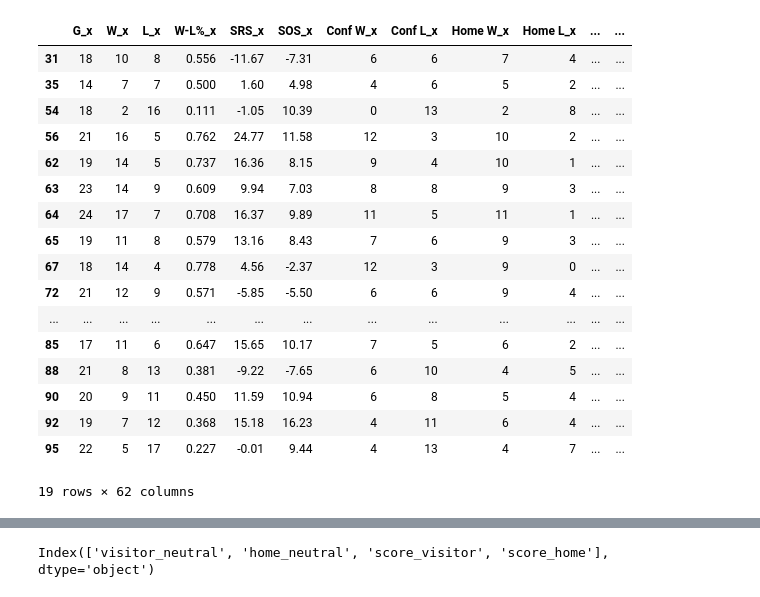
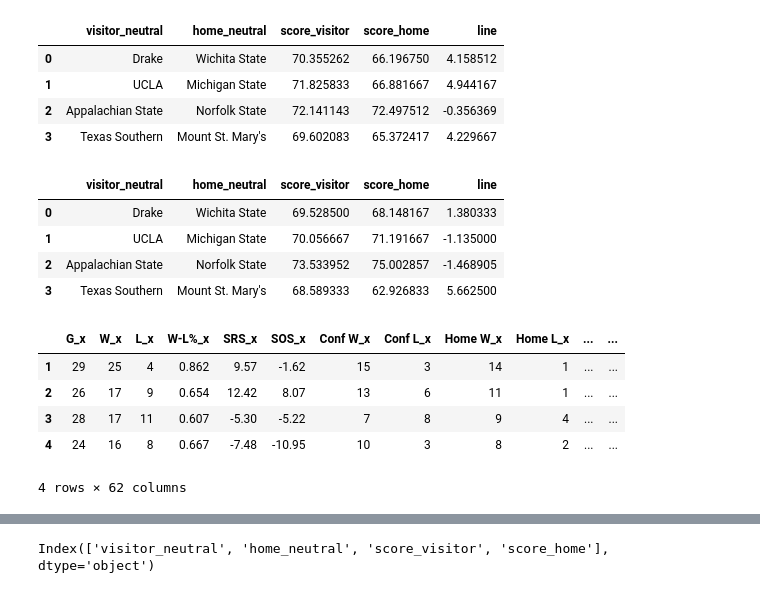
Before and after one commit to pkr5025/College-Basketball-Predictions, a Jupyter notebook: 2020_2021_season/Initial Predictions.ipynb, the cells around one changed output, grey strips where cells are left out. Cells and saved outputs as stored; diff of their text form; code cells hidden in the pictures.

Commit message:
Added function to predict a day of games
Included functionality for neutral / home games

```diff
--- a/2020_2021_season/Initial Predictions.ipynb
+++ b/2020_2021_season/Initial Predictions.ipynb
@@ -91,30 +173,34 @@ print(cross_val_score(reg3, X, Y, cv=5))
+# %%
+predict_days_games(3,18,2021, reg3, True)
+# %% [output]
+|  | visitor_neutral | home_neutral | score_visitor | score_home | line |
+| 0 | Drake | Wichita State | 70.355262 | 66.196750 | 4.158512 |
+| 1 | UCLA | Michigan State | 71.825833 | 66.881667 | 4.944167 |
+| 2 | Appalachian State | Norfolk State | 72.141143 | 72.497512 | -0.356369 |
+| 3 | Texas Southern | Mount St. Mary's | 69.602083 | 65.372417 | 4.229667 |
+# %%
+predict_days_games(3,18,2021, reg3, False)
+# %% [output]
+|  | visitor_neutral | home_neutral | score_visitor | score_home | line |
+| 0 | Drake | Wichita State | 69.528500 | 68.148167 | 1.380333 |
+| 1 | UCLA | Michigan State | 70.056667 | 71.191667 | -1.135000 |
+| 2 | Appalachian State | Norfolk State | 73.533952 | 75.002857 | -1.468905 |
+| 3 | Texas Southern | Mount St. Mary's | 68.589333 | 62.926833 | 5.662500 |
 # %%
-#get game to predict.  Gonzaga vs Northwestern state
-month, day, year = 2, 23, 2021
+
+month, day, year = 3, 18, 2021
 date = pd.to_datetime(str(year)+"-"+str(month)+"-"+str(day))
 games = Schedule_and_stats_unplayed[Schedule_and_stats_unplayed["Date"]==date]
 teams = games[["visitor_neutral", "home_neutral"]]
 games = games.drop(["Date","visitor_neutral","home_neutral","School_x","School_y","PTS","PTS.1"], axis=1)
 games
 # %% [output]
 |  | G_x | W_x | L_x | W-L%_x | SRS_x | SOS_x | Conf W_x | Conf L_x | Home W_x | Home L_x | ... | ... |
-| 31 | 18 | 10 | 8 | 0.556 | -11.67 | -7.31 | 6 | 6 | 7 | 4 | ... | ... |
-| 35 | 14 | 7 | 7 | 0.500 | 1.60 | 4.98 | 4 | 6 | 5 | 2 | ... | ... |
-| 54 | 18 | 2 | 16 | 0.111 | -1.05 | 10.39 | 0 | 13 | 2 | 8 | ... | ... |
-| 56 | 21 | 16 | 5 | 0.762 | 24.77 | 11.58 | 12 | 3 | 10 | 2 | ... | ... |
-| 62 | 19 | 14 | 5 | 0.737 | 16.36 | 8.15 | 9 | 4 | 10 | 1 | ... | ... |
-| 63 | 23 | 14 | 9 | 0.609 | 9.94 | 7.03 | 8 | 8 | 9 | 3 | ... | ... |
-| 64 | 24 | 17 | 7 | 0.708 | 16.37 | 9.89 | 11 | 5 | 11 | 1 | ... | ... |
-| 65 | 19 | 11 | 8 | 0.579 | 13.16 | 8.43 | 7 | 6 | 9 | 3 | ... | ... |
-| 67 | 18 | 14 | 4 | 0.778 | 4.56 | -2.37 | 12 | 3 | 9 | 0 | ... | ... |
-| 72 | 21 | 12 | 9 | 0.571 | -5.85 | -5.50 | 6 | 6 | 9 | 4 | ... | ... |
-| ... | ... | ... | ... | ... | ... | ... | ... | ... | ... | ... | ... | ... |
-| 85 | 17 | 11 | 6 | 0.647 | 15.65 | 10.17 | 7 | 5 | 6 | 2 | ... | ... |
-| 88 | 21 | 8 | 13 | 0.381 | -9.22 | -7.65 | 6 | 10 | 4 | 5 | ... | ... |
-| 90 | 20 | 9 | 11 | 0.450 | 11.59 | 10.94 | 6 | 8 | 5 | 4 | ... | ... |
-| 92 | 19 | 7 | 12 | 0.368 | 15.18 | 16.23 | 4 | 11 | 6 | 4 | ... | ... |
-| 95 | 22 | 5 | 17 | 0.227 | -0.01 | 9.44 | 4 | 13 | 4 | 7 | ... | ... |
+| 1 | 29 | 25 | 4 | 0.862 | 9.57 | -1.62 | 15 | 3 | 14 | 1 | ... | ... |
+| 2 | 26 | 17 | 9 | 0.654 | 12.42 | 8.07 | 13 | 6 | 11 | 1 | ... | ... |
+| 3 | 28 | 17 | 11 | 0.607 | -5.30 | -5.22 | 7 | 8 | 9 | 4 | ... | ... |
+| 4 | 24 | 16 | 8 | 0.667 | -7.48 | -10.95 | 10 | 3 | 8 | 2 | ... | ... |
-19 rows × 62 columns
+4 rows × 62 columns
 # %%
 with pd.option_context('display.max_columns', None):
   display(Schedule_and_stats_unplayed.head(2))
```
Also changed, not shown: parts of 23 cells of this notebook.
